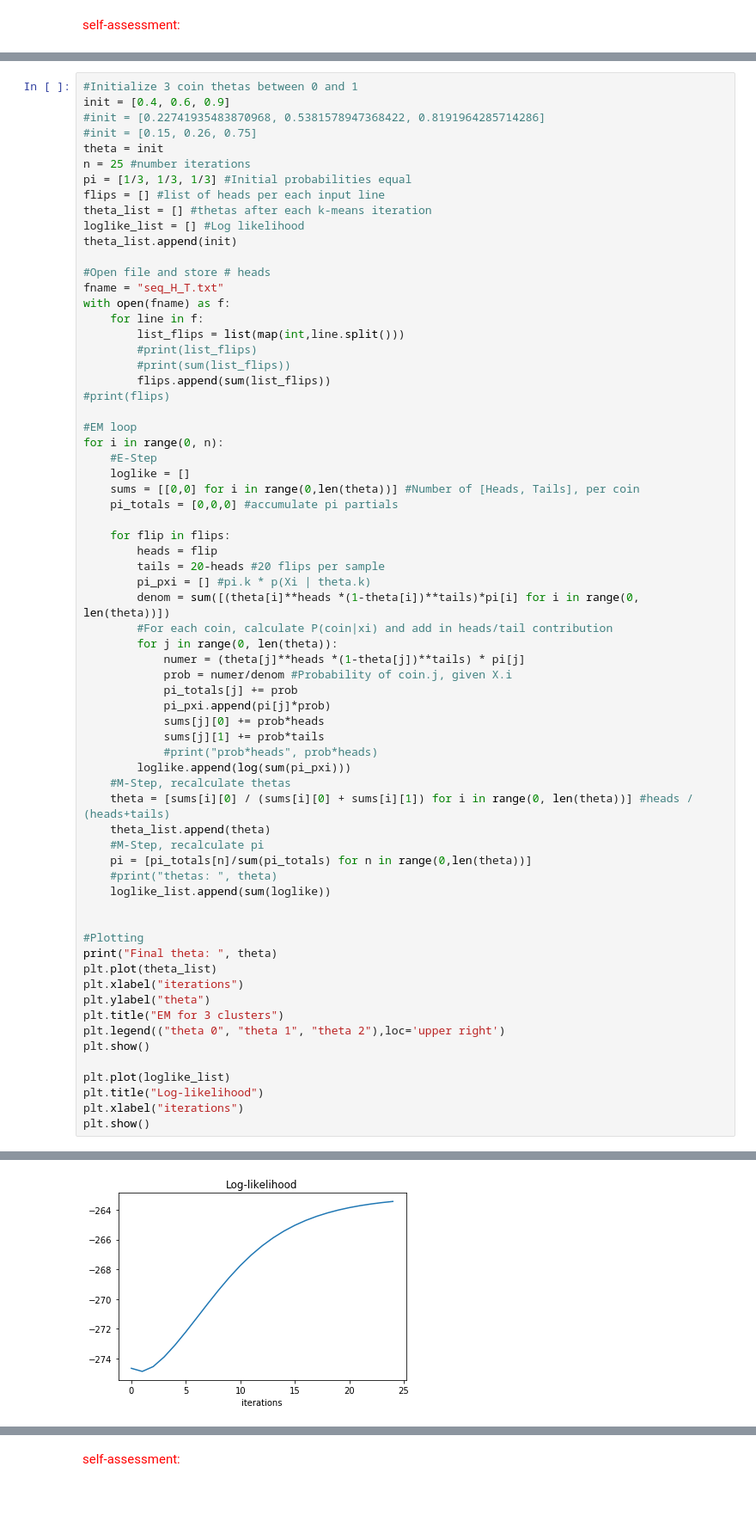
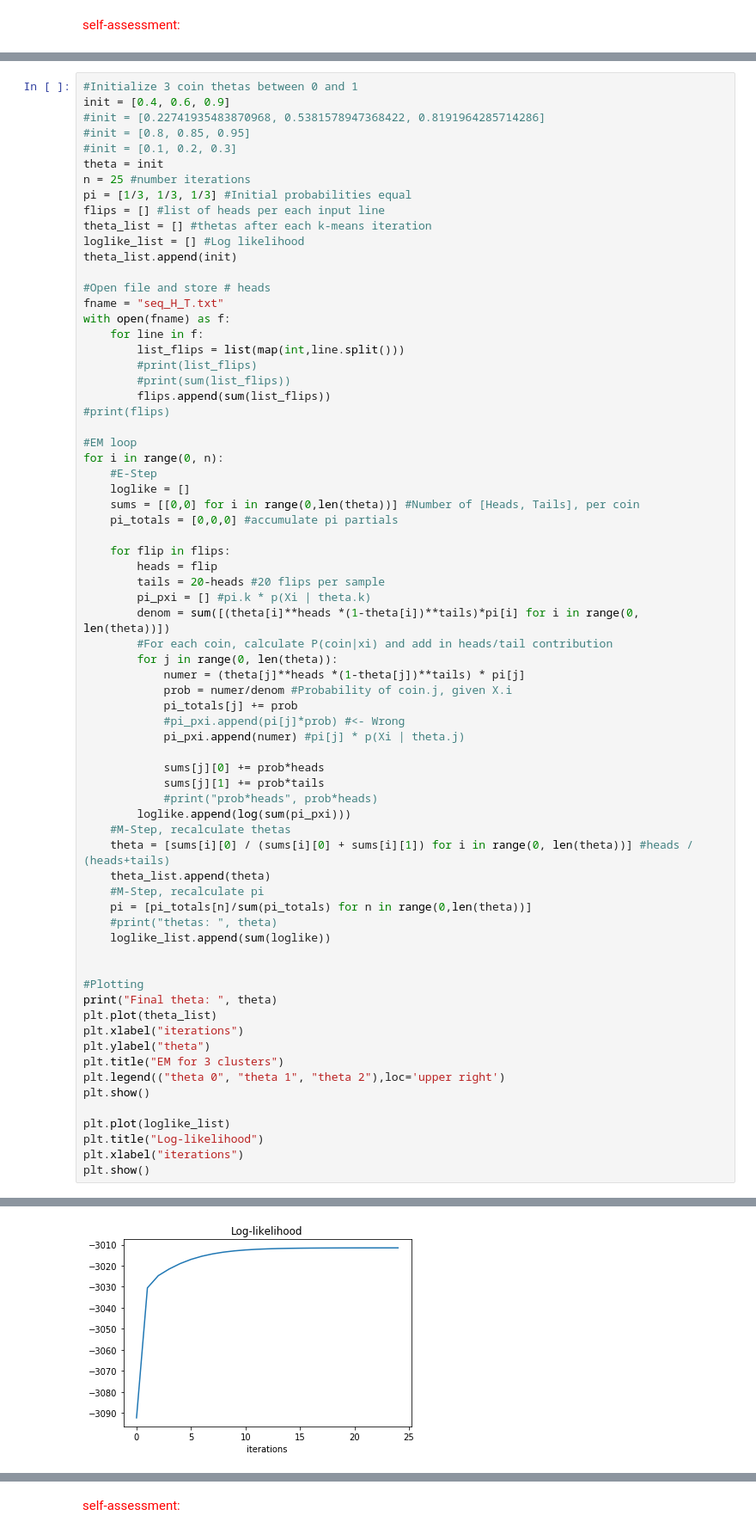
Before and after one commit to jzcs/-ohsu-sequences-hw2, a Jupyter notebook: hw4/hw4.ipynb, the cells around one changed output, grey strips where cells are left out. Shown: that part at 86% size. Drawn from its saved outputs; the diff is of its cells as text; blank space fills up the shorter version.

```diff
--- a/hw4/hw4.ipynb
+++ b/hw4/hw4.ipynb
@@ -99,7 +99,8 @@ For the HW, you are allowed to use python libraries such as numpy. However, you
 #Initialize 3 coin thetas between 0 and 1
 init = [0.4, 0.6, 0.9]
 #init = [0.22741935483870968, 0.5381578947368422, 0.8191964285714286]
-#init = [0.15, 0.26, 0.75]
+#init = [0.8, 0.85, 0.95]
+#init = [0.1, 0.2, 0.3]
 theta = init
 n = 25 #number iterations
 pi = [1/3, 1/3, 1/3] #Initial probabilities equal
@@ -135,37 +136,39 @@ for i in range(0, n):
             numer = (theta[j]**heads *(1-theta[j])**tails) * pi[j]
             prob = numer/denom #Probability of coin.j, given X.i
             pi_totals[j] += prob
-            pi_pxi.append(pi[j]*prob)
+            #pi_pxi.append(pi[j]*prob) #<- Wrong
+            pi_pxi.append(numer) #pi[j] * p(Xi | theta.j)
+
             sums[j][0] += prob*heads
             sums[j][1] += prob*tails
             #print("prob*heads", prob*heads)
         loglike.append(log(sum(pi_pxi)))
     #M-Step, recalculate thetas
     theta = [sums[i][0] / (sums[i][0] + sums[i][1]) for i in range(0, len(theta))] #heads / (heads+tails)
     theta_list.append(theta)
     #M-Step, recalculate pi
     pi = [pi_totals[n]/sum(pi_totals) for n in range(0,len(theta))]
     #print("thetas: ", theta)
     loglike_list.append(sum(loglike))
 
 
 #Plotting
 print("Final theta: ", theta)
 plt.plot(theta_list)
 plt.xlabel("iterations")
 plt.ylabel("theta")
 plt.title("EM for 3 clusters")
 plt.legend(("theta 0", "theta 1", "theta 2"),loc='upper right')
 plt.show()
 
 plt.plot(loglike_list)
 plt.title("Log-likelihood")
 plt.xlabel("iterations")
 plt.show()
 # %% [output]
 Final theta:  [0.21996727487943488, 0.5253725996476263, 0.8111797998435983]
 [figure]
-[figure, old version]
+[figure, new version]
 # %% [markdown]
 ## Discussion
 
```
Also changed, not shown: parts of 1 cell of this notebook, 1 other file.
